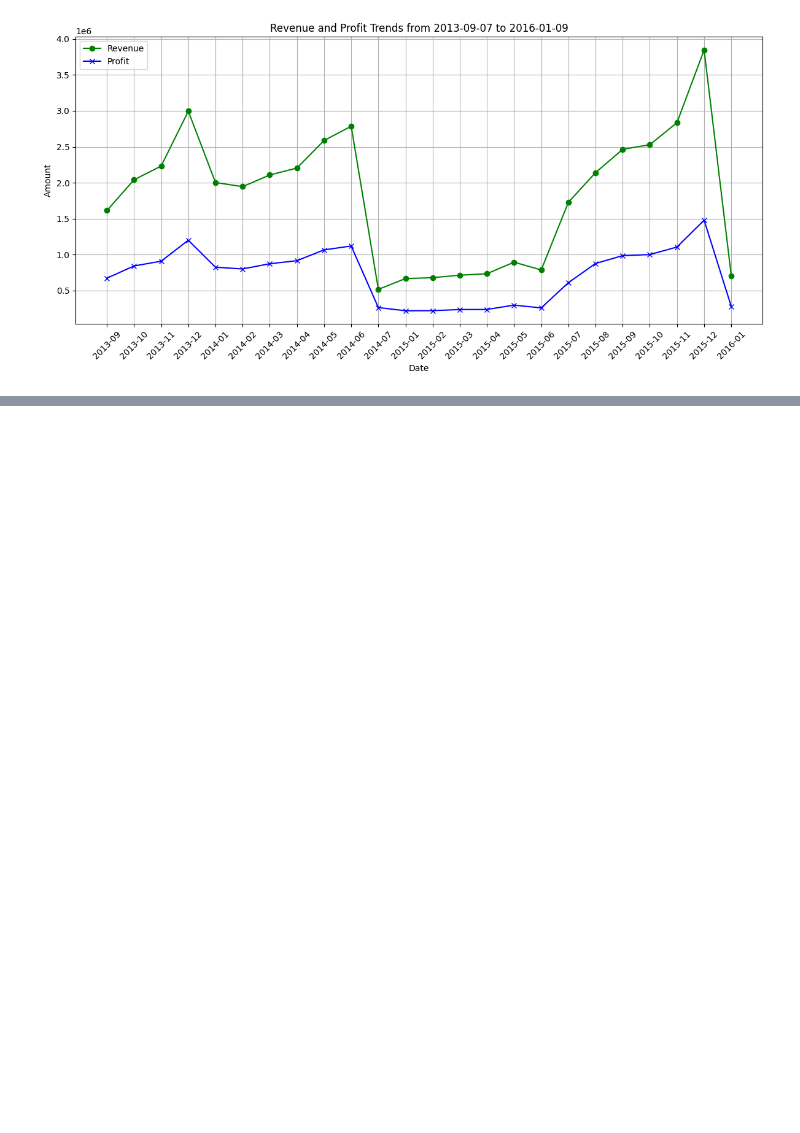
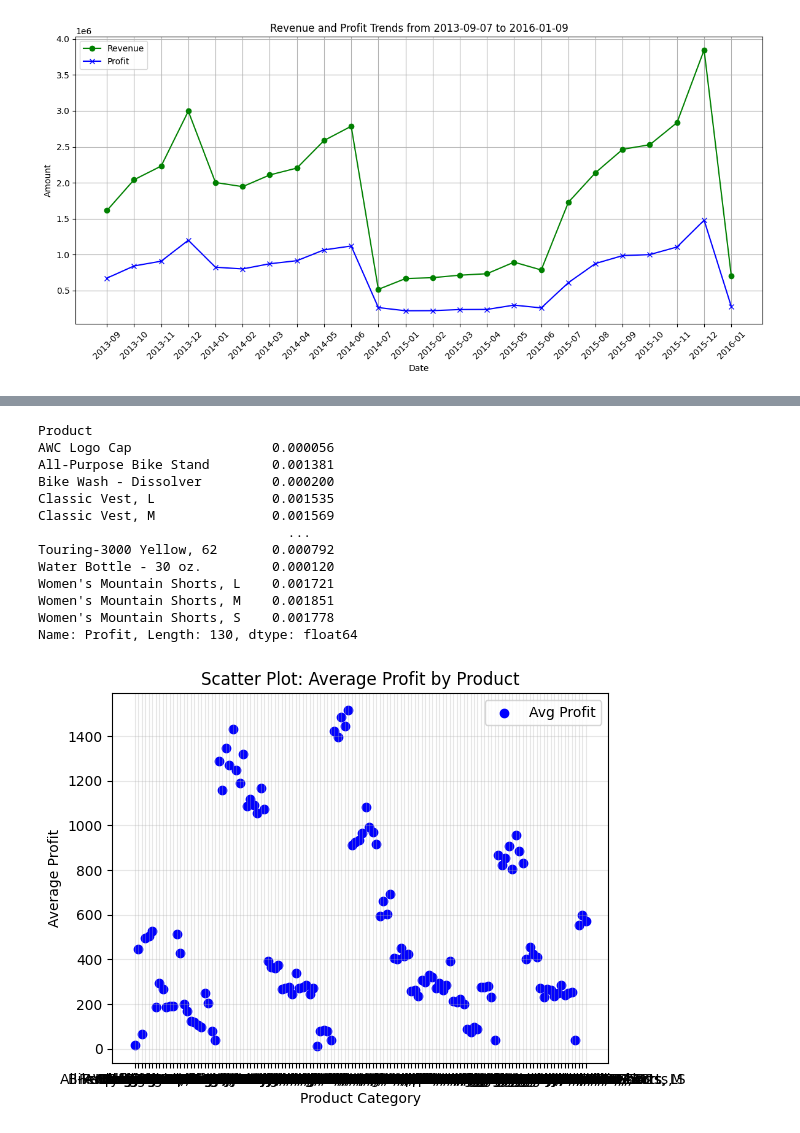
Before and after one commit to Ananthkrishnandayanithi/Entrans_task, a Jupyter notebook: AItask.ipynb, the cells around one changed output, grey strips where cells are left out. Drawn from its saved outputs; the diff is of its cells as text; code cells hidden in the pictures; blank space fills up the shorter version.

```diff
--- a/AItask.ipynb
+++ b/AItask.ipynb
@@ -346,0 +377,31 @@ See the caveats in the documentation: https://pandas.pydata.org/pandas-docs/stab
+# %%
+avg_profit_percentage = (df.groupby('Product')['Profit'].mean() / df['Profit'].sum()) * 100
+print(avg_profit_percentage)
+
+
+product_categories = avg_profit.index
+avg_profit_values = avg_profit.values
+
+
+plt.scatter(product_categories, avg_profit_values, color='blue', label='Avg Profit')
+plt.xlabel('Product Category')
+plt.ylabel('Average Profit')
+plt.title('Scatter Plot: Average Profit by Product')
+plt.grid(alpha=0.3)
+plt.legend()
+plt.show()
+# %% [output]
+Product
+AWC Logo Cap                  0.000056
+All-Purpose Bike Stand        0.001381
+Bike Wash - Dissolver         0.000200
+Classic Vest, L               0.001535
+Classic Vest, M               0.001569
+                                ...
+Touring-3000 Yellow, 62       0.000792
+Water Bottle - 30 oz.         0.000120
+Women's Mountain Shorts, L    0.001721
+Women's Mountain Shorts, M    0.001851
+Women's Mountain Shorts, S    0.001778
+Name: Profit, Length: 130, dtype: float64
+[figure, added]
```
Also changed, not shown: parts of 2 cells of this notebook.
